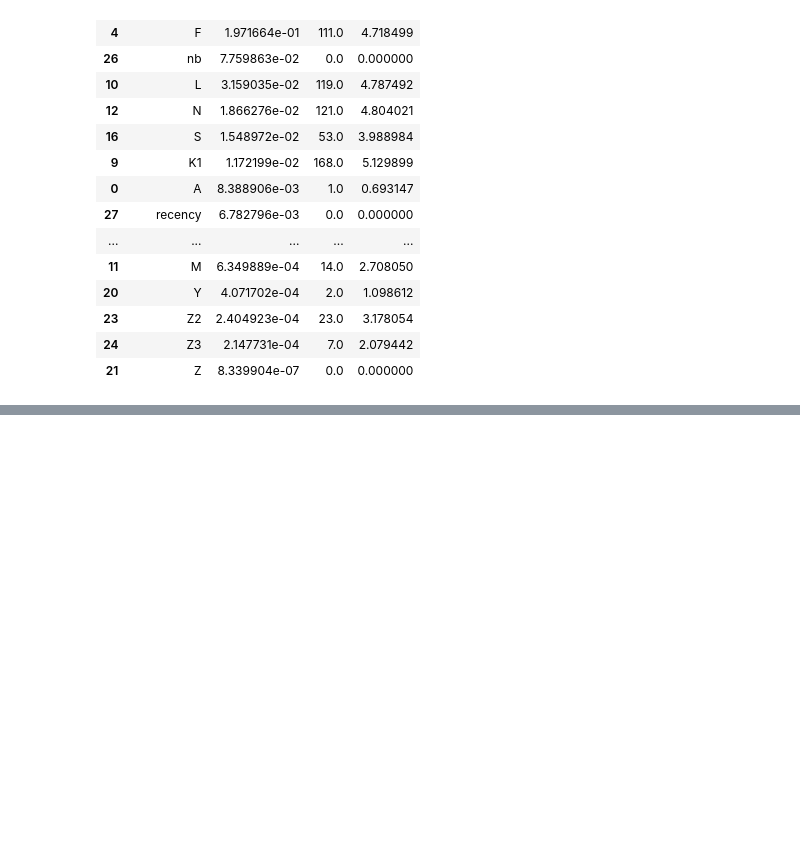
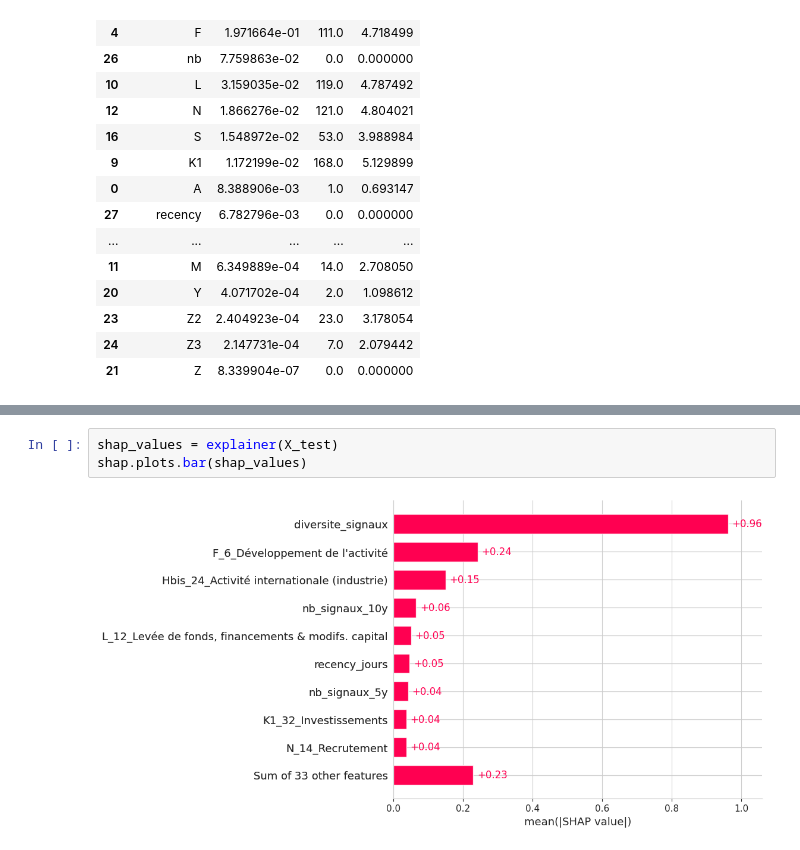
Before and after one commit to dev-labarre/ose-main, a Jupyter notebook: notebooks/Signal_Baseline_Model_v2.ipynb, the cells around one changed output, grey strips where cells are left out. Drawn from its saved outputs; the diff is of its cells as text; blank space fills up the shorter version.

```diff
--- a/notebooks/Signal_Baseline_Model_v2.ipynb
+++ b/notebooks/Signal_Baseline_Model_v2.ipynb
@@ -937,0 +983,5 @@ imp_by_code2.columns: Index(['code_signal', 'importance'], dtype='object')
+# %%
+shap_values = explainer(X_test)
+shap.plots.bar(shap_values)
+# %% [output]
+[figure, added]
```
Also changed, not shown: parts of 9 cells of this notebook, 3 other files.
